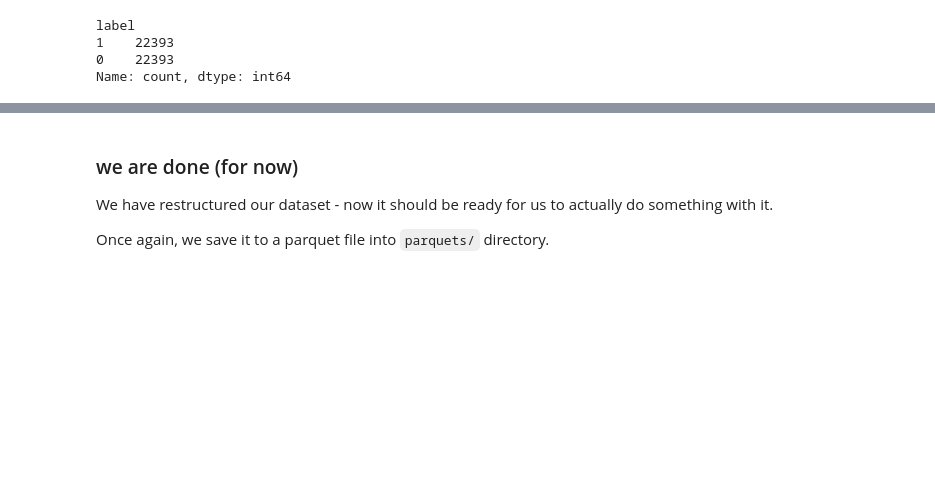
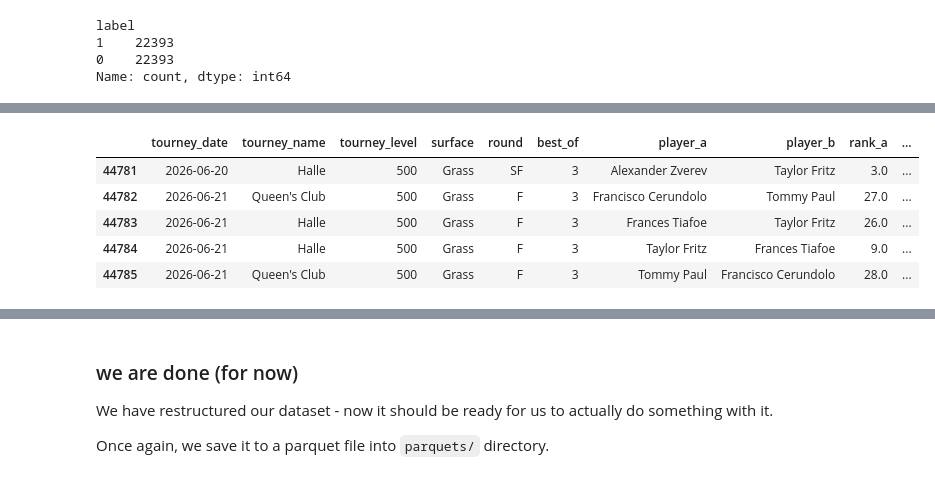
Before and after one commit to carminvuong/tennis_versus, a Jupyter notebook: 02_restructuring_data.ipynb, the cells around one changed output, grey strips where cells are left out. Cells and saved outputs as stored; diff of their text form; code cells hidden in the pictures; blank space fills up the shorter version.

```diff
--- a/02_restructuring_data.ipynb
+++ b/02_restructuring_data.ipynb
@@ -130,0 +147,42 @@ Name: count, dtype: int64
+# %%
+# difference in ranks
+data['rank_diff'] = data['rank_a'] - data['rank_b'] # negative should be 1, positive should be 0
+# %%
+# recent tennis form (on a hot streak or not)
+def find_recent_forms(data, last_N=10): # default - last 10 matches
+
+    # NOTE: the label is 1 if player A wins, 0 if player A loses
+    # thus, to look at all the games of a certain player, we need to find his name on the 'player_a' column
+
+    form_a, form_b = [], [] # will be the columns at the end of the loop
+
+    # find player A's most recent 10 matches
+    for i, row in data.iterrows():
+        # use bitwise & operator, can compare datetime using <,>,==, etc.
+        past_a = data[(data['player_a'] == row['player_a']) & (data['tourney_date'] < row['tourney_date'])].tail(last_N)
+        past_b = data[(data['player_a'] == row['player_b']) & (data['tourney_date'] < row['tourney_date'])].tail(last_N)
+
+        if len(past_a) >= 3: # more than 3 matches
+            form_a.append(past_a['label'].mean()) # .mean() is a nice way to calculate winning percentage
+        else:
+            form_a.append(0.5) # default - give equal winning chances to both players\\
+
+        if len(past_b) >= 3: # only 2 matches
+            form_b.append(past_b['label'].mean()) # .mean() is a nice way to calculate winning percentage
+        else:
+            form_b.append(0.5) # default - give equal winning chances to both players
+
+    data['form_a'] = form_a
+    data['form_b'] = form_b
+
+# call the function to actually make the new features
+find_recent_forms(data)
+
+data.tail()
+# %% [output]
+|  | tourney_date | tourney_name | tourney_level | surface | round | best_of | player_a | player_b | rank_a | ... |
+| 44781 | 2026-06-20 | Halle | 500 | Grass | SF | 3 | Alexander Zverev | Taylor Fritz | 3.0 | ... |
+| 44782 | 2026-06-21 | Queen's Club | 500 | Grass | F | 3 | Francisco Cerundolo | Tommy Paul | 27.0 | ... |
+| 44783 | 2026-06-21 | Halle | 500 | Grass | F | 3 | Frances Tiafoe | Taylor Fritz | 26.0 | ... |
+| 44784 | 2026-06-21 | Halle | 500 | Grass | F | 3 | Taylor Fritz | Frances Tiafoe | 9.0 | ... |
+| 44785 | 2026-06-21 | Queen's Club | 500 | Grass | F | 3 | Tommy Paul | Francisco Cerundolo | 28.0 | ... |
```
Also changed, not shown: parts of 6 cells of this notebook, 1 other file.
